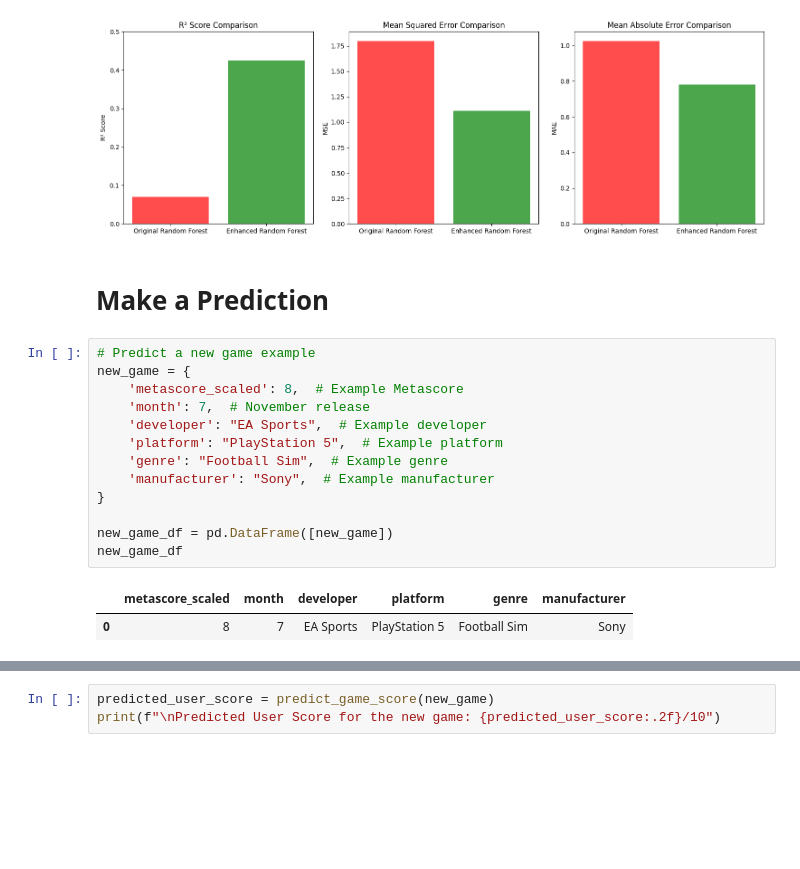
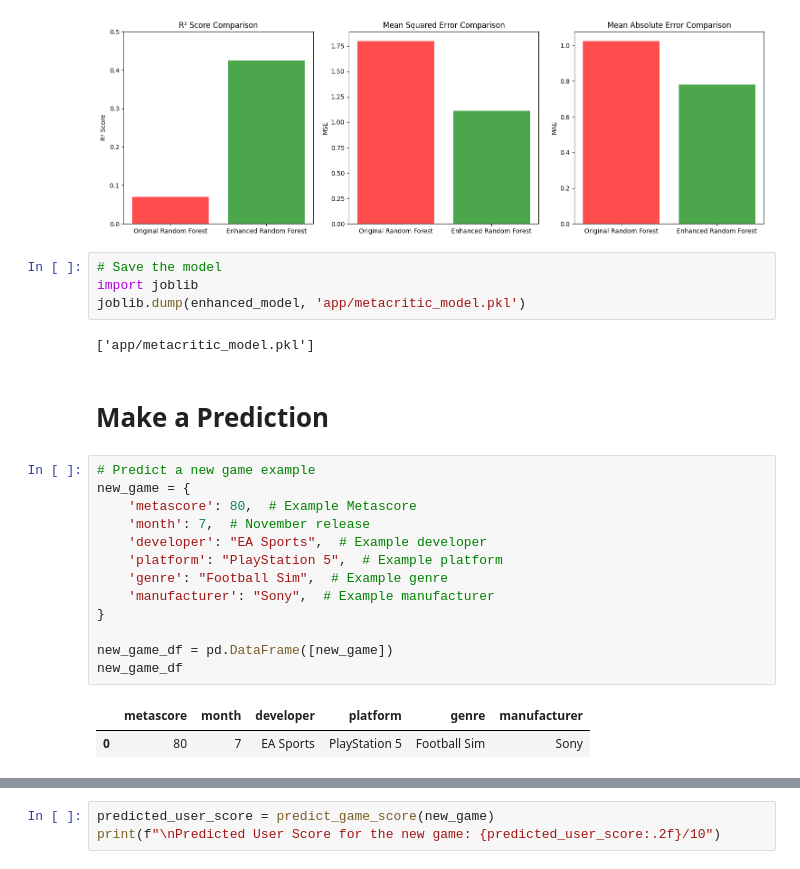
Before and after one commit to StadynR/metacritic-reviews-dataset, a Jupyter notebook: metacritic_model.ipynb, the cells around one changed output, grey strips where cells are left out. Cells and saved outputs as stored; diff of their text form; blank space fills up the shorter version.

```diff
--- a/metacritic_model.ipynb
+++ b/metacritic_model.ipynb
@@ -515,24 +516,30 @@ platform_encoded         : 0.0330
 manufacturer_encoded     : 0.0127
 is_holiday_release       : 0.0035
 [figure]
+# %%
+# Save the model
+import joblib
+joblib.dump(enhanced_model, 'app/metacritic_model.pkl')
+# %% [output]
+['app/metacritic_model.pkl']
 # %% [markdown]
 # Make a Prediction
 # %%
 # Predict a new game example
 new_game = {
-    'metascore_scaled': 8,  # Example Metascore
+    'metascore': 80,  # Example Metascore
     'month': 7,  # November release
     'developer': "EA Sports",  # Example developer
     'platform': "PlayStation 5",  # Example platform
     'genre': "Football Sim",  # Example genre
     'manufacturer': "Sony",  # Example manufacturer
 }
 
 new_game_df = pd.DataFrame([new_game])
 new_game_df
 # %% [output]
-|  | metascore_scaled | month | developer | platform | genre | manufacturer |
-| 0 | 8 | 7 | EA Sports | PlayStation 5 | Football Sim | Sony |
+|  | metascore | month | developer | platform | genre | manufacturer |
+| 0 | 80 | 7 | EA Sports | PlayStation 5 | Football Sim | Sony |
 # %%
 def predict_game_score(game_data: dict, model=enhanced_model, features_df=df_enhanced):
     developer = game_data.get("developer", None)
```
Also changed, not shown: parts of 2 cells of this notebook, 4 other files.
